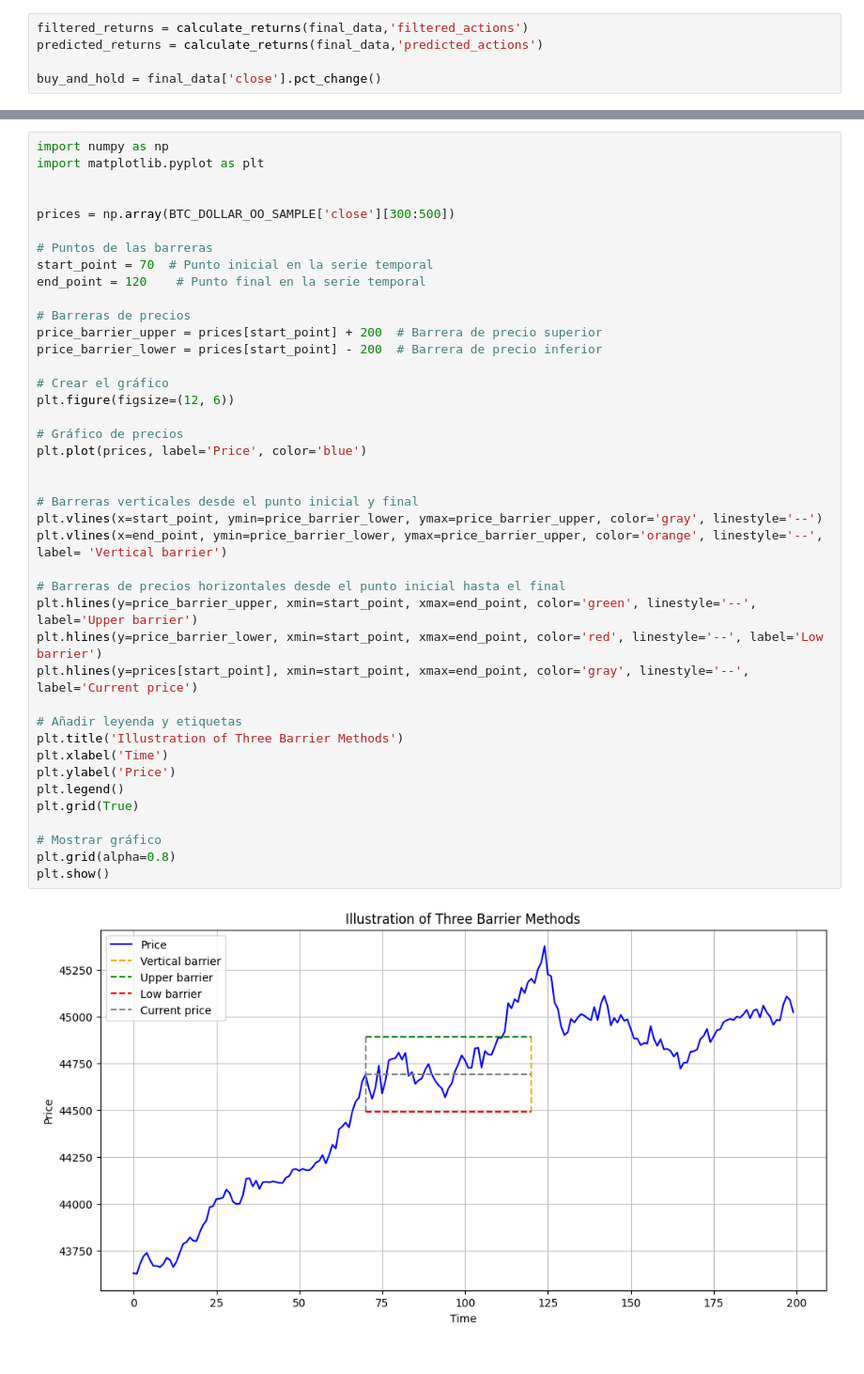
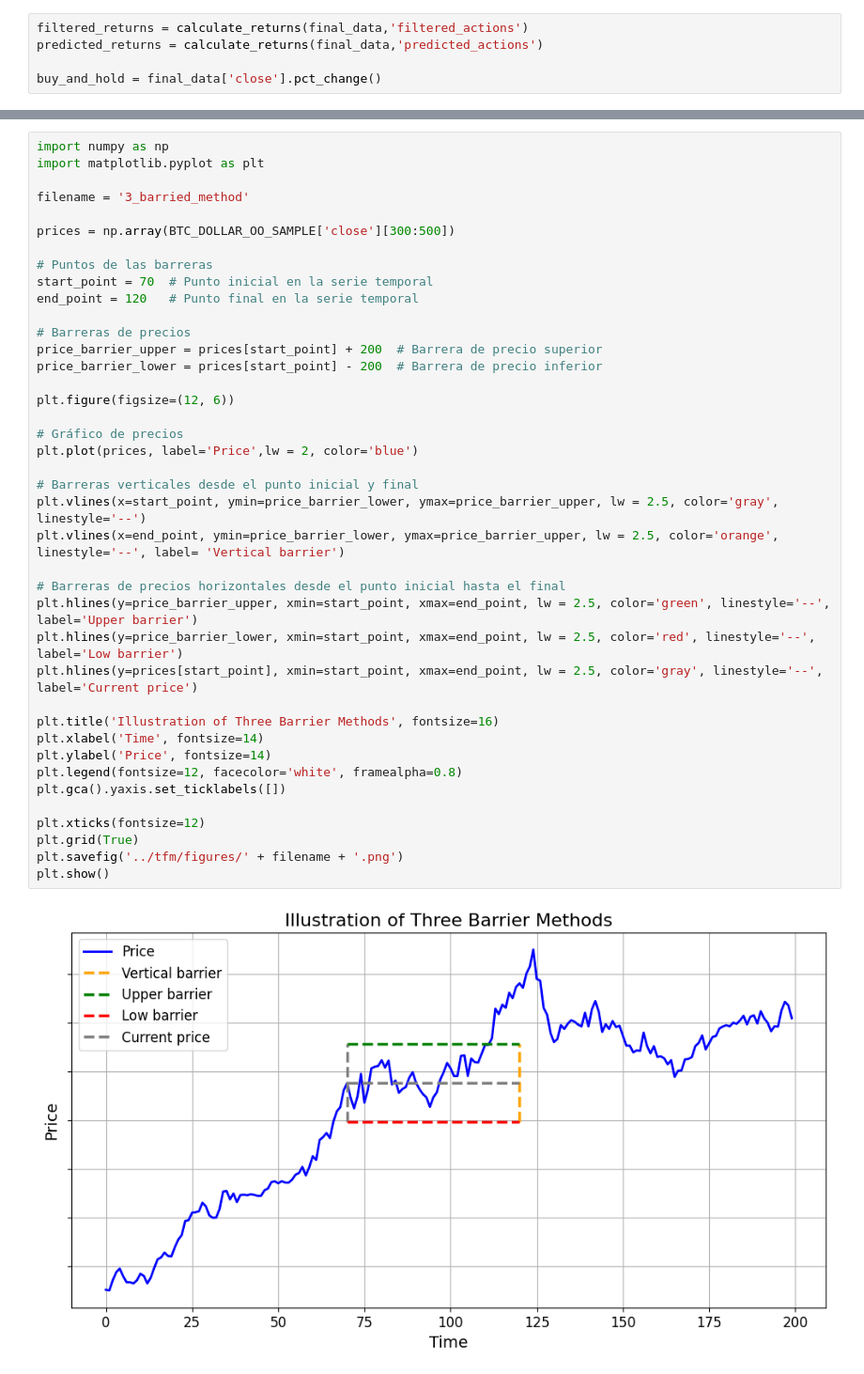
Before and after one commit to alexdlp/math_tfm, a Jupyter notebook: 05_meta_labeling/02_BTC_dollar_meta_model.ipynb, the cells around one changed output, grey strips where cells are left out. Shown: that part at 94% size. Cells and saved outputs as stored; diff of their text form.

```diff
--- a/05_meta_labeling/02_BTC_dollar_meta_model.ipynb
+++ b/05_meta_labeling/02_BTC_dollar_meta_model.ipynb
@@ -406,43 +363,42 @@ plt.show()
 # %%
 import numpy as np
 import matplotlib.pyplot as plt
 
+filename = '3_barried_method'
 
 prices = np.array(BTC_DOLLAR_OO_SAMPLE['close'][300:500])
 
 # Puntos de las barreras
 start_point = 70  # Punto inicial en la serie temporal
-end_point = 120    # Punto final en la serie temporal
+end_point = 120   # Punto final en la serie temporal
 
 # Barreras de precios
 price_barrier_upper = prices[start_point] + 200  # Barrera de precio superior
 price_barrier_lower = prices[start_point] - 200  # Barrera de precio inferior
 
-# Crear el gráfico
 plt.figure(figsize=(12, 6))
 
 # Gráfico de precios
-plt.plot(prices, label='Price', color='blue')
-
+plt.plot(prices, label='Price',lw = 2, color='blue')
 
 # Barreras verticales desde el punto inicial y final
-plt.vlines(x=start_point, ymin=price_barrier_lower, ymax=price_barrier_upper, color='gray', linestyle='--')
-plt.vlines(x=end_point, ymin=price_barrier_lower, ymax=price_barrier_upper, color='orange', linestyle='--', label= 'Vertical barrier')
+plt.vlines(x=start_point, ymin=price_barrier_lower, ymax=price_barrier_upper, lw = 2.5, color='gray', linestyle='--')
+plt.vlines(x=end_point, ymin=price_barrier_lower, ymax=price_barrier_upper, lw = 2.5, color='orange', linestyle='--', label= 'Vertical barrier')
 
 # Barreras de precios horizontales desde el punto inicial hasta el final
-plt.hlines(y=price_barrier_upper, xmin=start_point, xmax=end_point, color='green', linestyle='--', label='Upper barrier')
-plt.hlines(y=price_barrier_lower, xmin=start_point, xmax=end_point, color='red', linestyle='--', label='Low barrier')
-plt.hlines(y=prices[start_point], xmin=start_point, xmax=end_point, color='gray', linestyle='--', label='Current price')
+plt.hlines(y=price_barrier_upper, xmin=start_point, xmax=end_point, lw = 2.5, color='green', linestyle='--', label='Upper barrier')
+plt.hlines(y=price_barrier_lower, xmin=start_point, xmax=end_point, lw = 2.5, color='red', linestyle='--', label='Low barrier')
+plt.hlines(y=prices[start_point], xmin=start_point, xmax=end_point, lw = 2.5, color='gray', linestyle='--', label='Current price')
 
-# Añadir leyenda y etiquetas
-plt.title('Illustration of Three Barrier Methods')
-plt.xlabel('Time')
-plt.ylabel('Price')
-plt.legend()
+plt.title('Illustration of Three Barrier Methods', fontsize=16)
+plt.xlabel('Time', fontsize=14)
+plt.ylabel('Price', fontsize=14)
+plt.legend(fontsize=12, facecolor='white', framealpha=0.8)
+plt.gca().yaxis.set_ticklabels([])
+
+plt.xticks(fontsize=12)
 plt.grid(True)
-
-# Mostrar gráfico
-plt.grid(alpha=0.8)
+plt.savefig('../tfm/figures/' + filename + '.png')
 plt.show()
 # %% [output]
-[figure, old version]
+[figure, new version]
```
Also changed, not shown: parts of 6 cells of this notebook, 29 other files.
